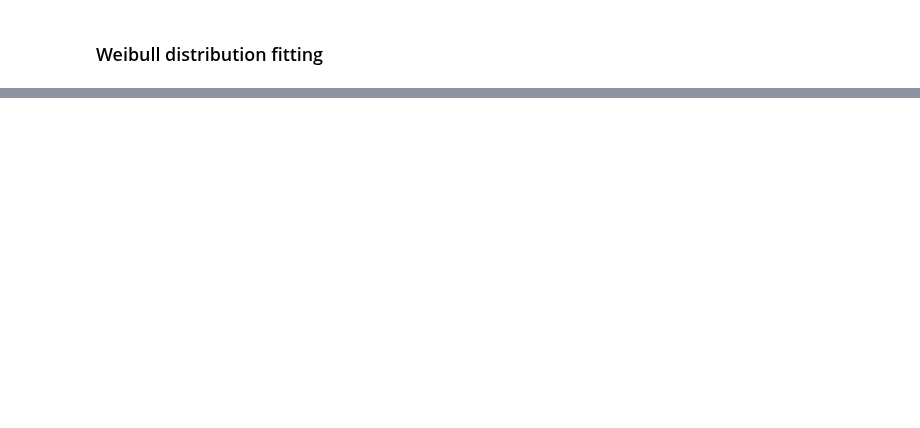
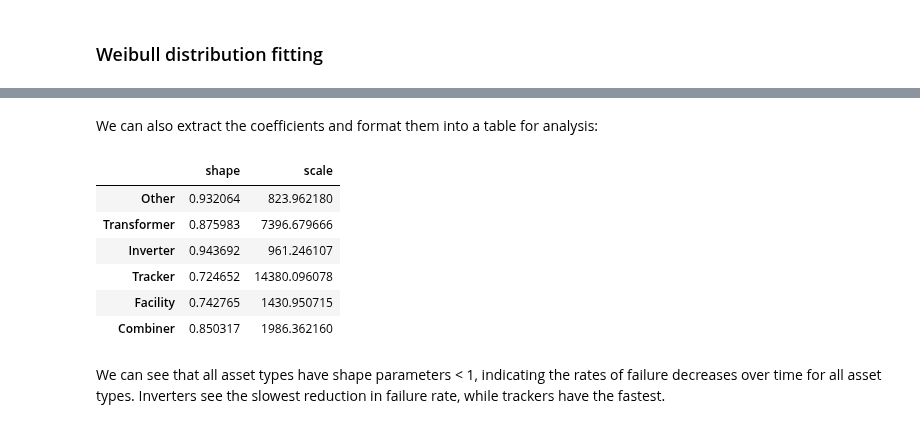
Before and after one commit to sandialabs/pvOps, a Jupyter notebook: tutorials/tutorial_timeseries_survival_analysis.ipynb, the cells around one changed output, grey strips where cells are left out. Drawn from its saved outputs; the diff is of its cells as text; code cells hidden in the pictures; blank space fills up the shorter version.

```diff
--- a/tutorials/tutorial_timeseries_survival_analysis.ipynb
+++ b/tutorials/tutorial_timeseries_survival_analysis.ipynb
@@ -226,0 +143,16 @@ plt.ylabel('Probability of having experienced a failure (%)');
+# %% [markdown]
+We can also extract the coefficients and format them into a table for analysis:
+# %%
+parameters = [list(series.values())[:-1] for series in weibull_results.values()]
+param_df = pd.DataFrame(parameters, index=weibull_results.keys(), columns=['shape', 'scale'])
+param_df
+# %% [output]
+|  | shape | scale |
+| Other | 0.932064 | 823.962180 |
+| Transformer | 0.875983 | 7396.679666 |
+| Inverter | 0.943692 | 961.246107 |
+| Tracker | 0.724652 | 14380.096078 |
+| Facility | 0.742765 | 1430.950715 |
+| Combiner | 0.850317 | 1986.362160 |
+# %% [markdown]
+We can see that all asset types have shape parameters < 1, indicating the rates of failure decreases over time for all asset types. Inverters see the slowest reduction in failure rate, while trackers have the fastest.
```
Also changed, not shown: parts of 31 cells of this notebook, 2 other files.
